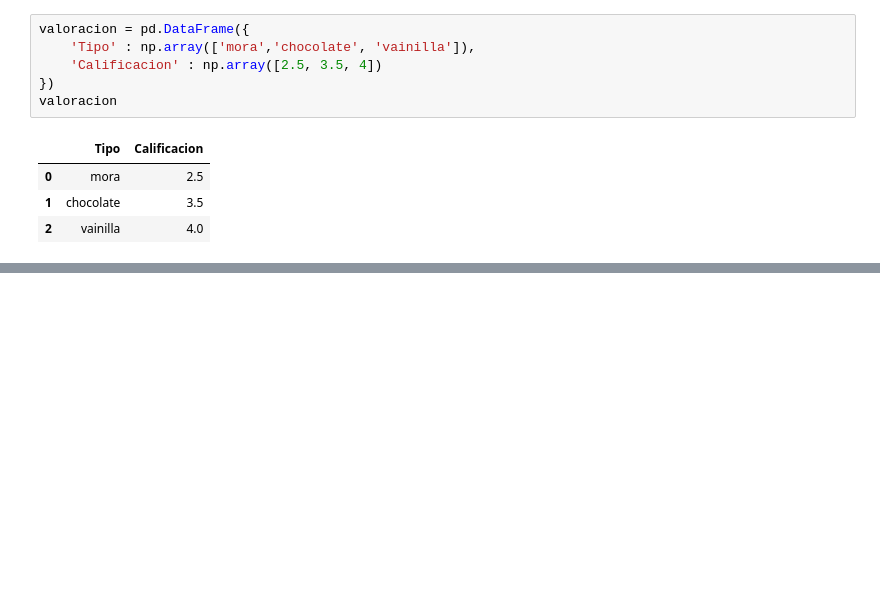
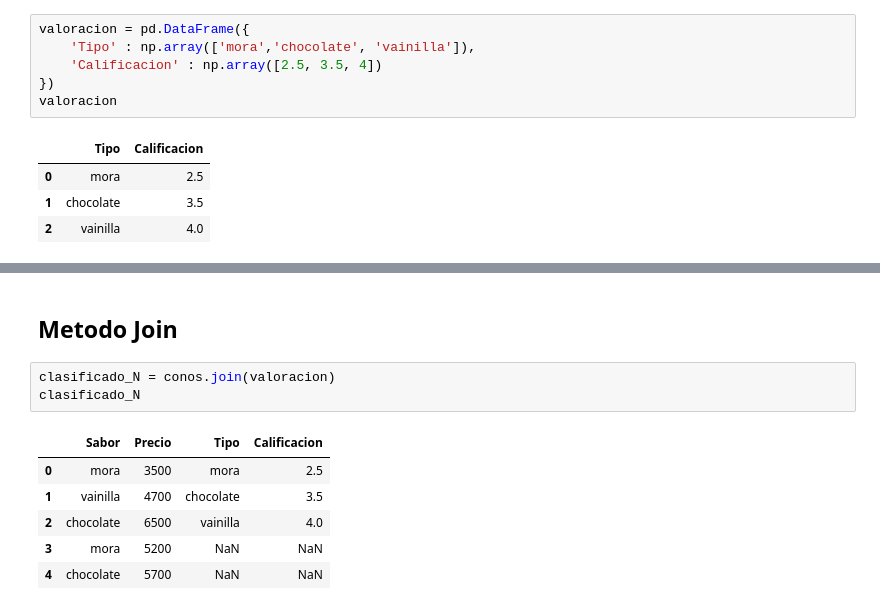
Before and after one commit to MathewsM14/ple_intro_github, a Jupyter notebook: Tablas.ipynb, the cells around one changed output, grey strips where cells are left out. Drawn from its saved outputs; the diff is of its cells as text; blank space fills up the shorter version.

```diff
--- a/Tablas.ipynb
+++ b/Tablas.ipynb
@@ -219,0 +266,12 @@ valoracion
+# %% [markdown]
+## Metodo Join
+# %%
+clasificado_N = conos.join(valoracion)
+clasificado_N
+# %% [output]
+|  | Sabor | Precio | Tipo | Calificacion |
+| 0 | mora | 3500 | mora | 2.5 |
+| 1 | vainilla | 4700 | chocolate | 3.5 |
+| 2 | chocolate | 6500 | vainilla | 4.0 |
+| 3 | mora | 5200 | NaN | NaN |
+| 4 | chocolate | 5700 | NaN | NaN |
```
Also changed, not shown: parts of 29 cells of this notebook.
